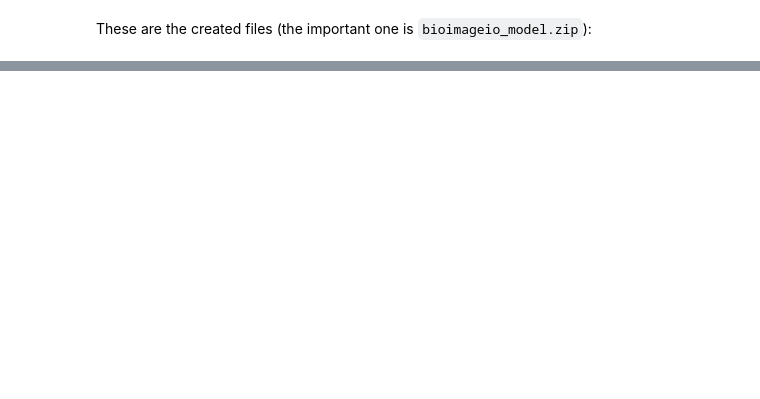
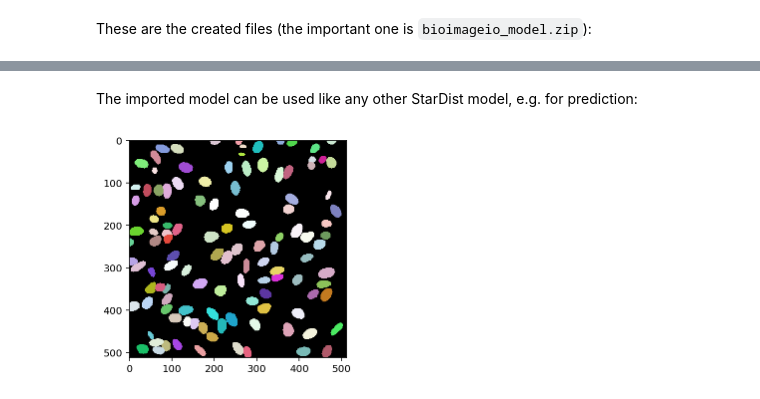
Before and after one commit to stardist/stardist, a Jupyter notebook: examples/other2D/bioimageio.ipynb, the cells around one changed output, grey strips where cells are left out. Cells and saved outputs as stored; diff of their text form; code cells hidden in the pictures; blank space fills up the shorter version.

```diff
--- a/examples/other2D/bioimageio.ipynb
+++ b/examples/other2D/bioimageio.ipynb
@@ -146,0 +113,7 @@ Matching(criterion='iou', thresh=0.9, fp=2, tp=118, fn=0, precision=0.9833333333
+# %%
+source = outdir / 'bioimageio_model.zip'
+dest = Path("imported_model")
+%rm -rf $dest
+# %%
+model_imported = import_bioimageio(source, dest)
+model_imported
@@ -146,0 +127,7 @@ Matching(criterion='iou', thresh=0.9, fp=2, tp=118, fn=0, precision=0.9833333333
+# %% [markdown]
+The imported model can be used like any other StarDist model, e.g. for prediction:
+# %%
+labels, polys = model_imported.predict_instances(normalize(img, 1.0, 99.8))
+plt.imshow(labels, cmap=cmap);
+# %% [output]
+[figure, added]
```
Also changed, not shown: parts of 17 cells of this notebook, 3 other files.
